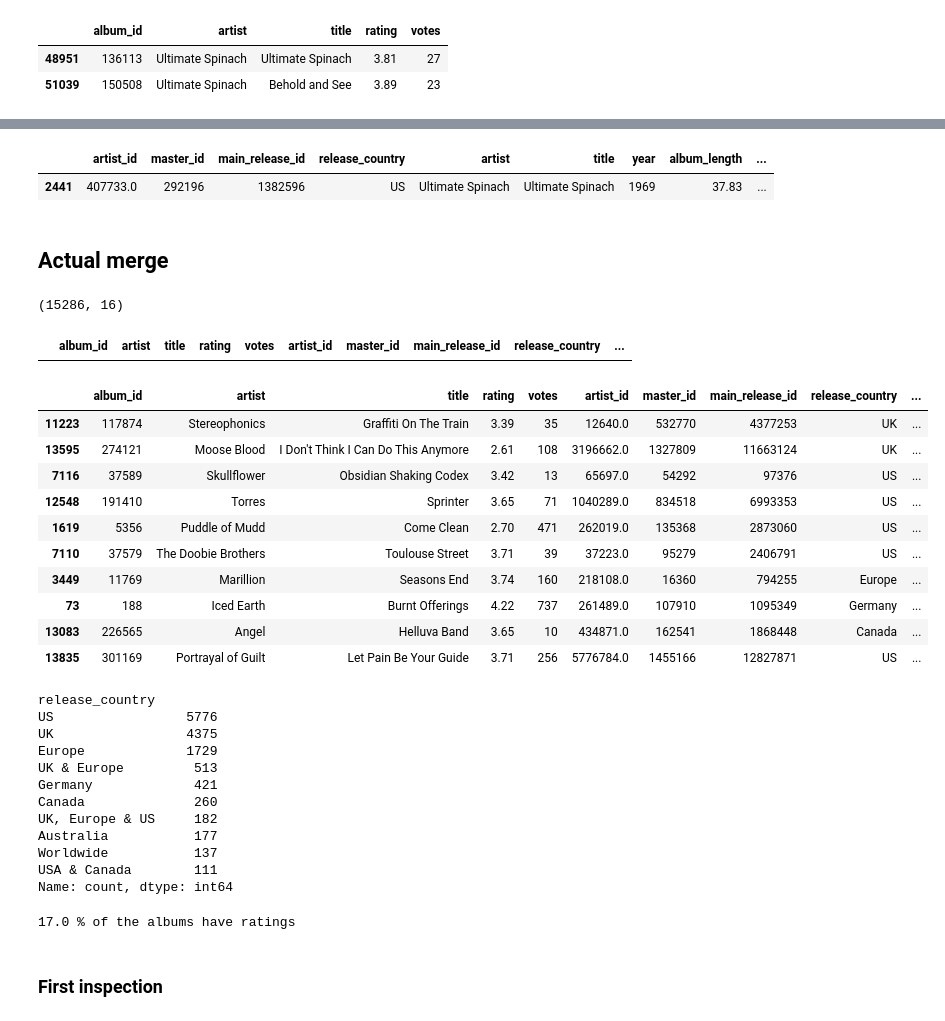
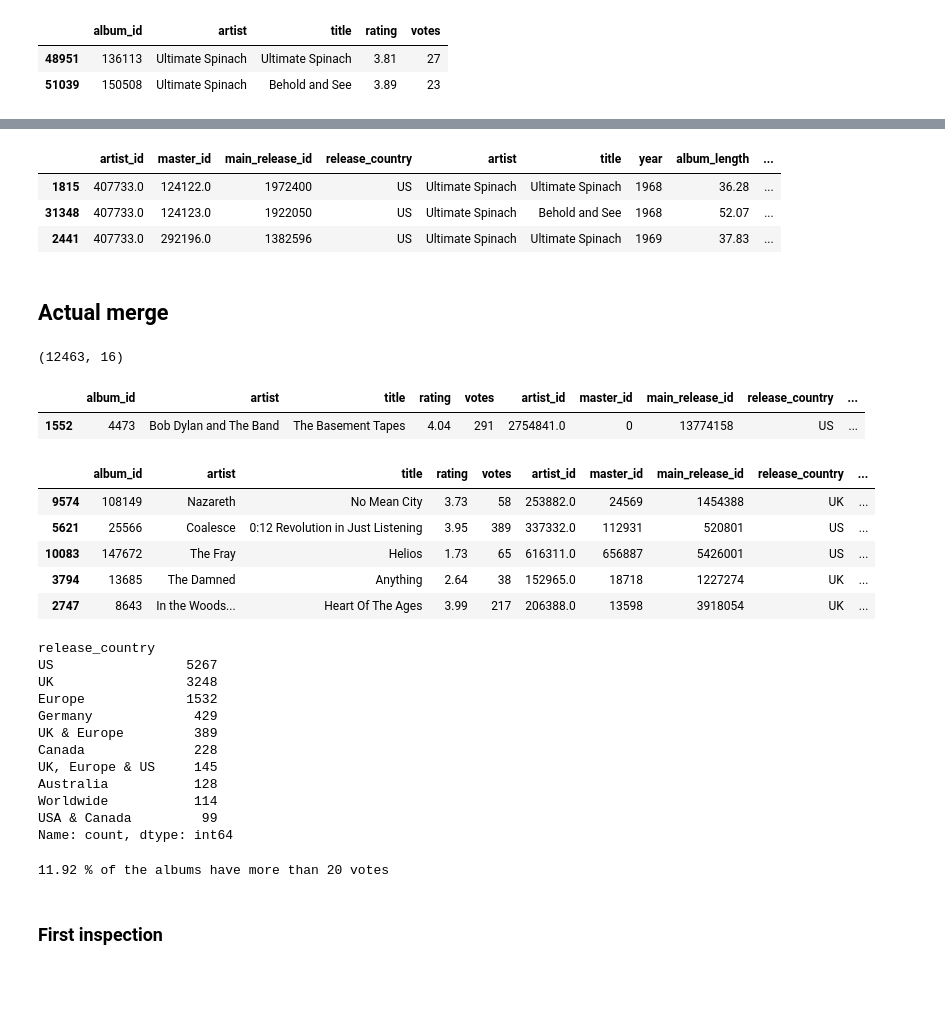
Before and after one commit to arnauog/what_the_rock, a Jupyter notebook: merges.ipynb, the cells around one changed output, grey strips where cells are left out. Drawn from its saved outputs; the diff is of its cells as text; code cells hidden in the pictures; blank space fills up the shorter version.

```diff
--- a/merges.ipynb
+++ b/merges.ipynb
@@ -26,22 +26,16 @@ from my_functions import *
 # **1. Merge ``df_masters`` & ``df_ratings``**
 # %%
 # import the dataframes
-df_masters = pd.read_csv('Datasets/df_masters.csv')                               # df with all the albums
-df_uk_masters = pd.read_csv('Datasets/df_uk_masters.csv')                         # df with all the albums from the UK
-df_us_masters = pd.read_csv('Datasets/df_us_masters.csv')                         # df with all the albums from the US
-df_blend_ratings = pd.read_csv('Datasets/df_blend_ratings.csv')
-df_uk_rock = pd.read_csv('Datasets/df_uk_rock.csv')                               # df with the UK albums (and others) without ratings
-df_uk_rock_ratings = pd.read_csv('Datasets/df_uk_rock_ratings.csv')               # df with the UK albums (and others) with ratings
-df_ratings_10 = pd.read_csv('Datasets/df_ratings_10.csv', keep_default_na=False)  # albums with >= 10 votes, mostly from rock, worldwide
+df_uk_masters = pd.read_csv('Datasets/df_uk_masters.csv')                         # all the albums from the UK
+df_us_masters = pd.read_csv('Datasets/df_us_masters.csv')                         # albums from the US until 1996, 1998 and 2000
+df_us_new_masters = pd.read_csv('Datasets/df_us_new_masters.csv')                         # albums from the US from 1997, 1999 and 2001
 df_ratings_20 = pd.read_csv('Datasets/df_ratings_20.csv', keep_default_na=False)  # albums with >= 20 votes, mostly from rock, worldwide
+df_masters_blended = pd.read_csv('Datasets/df_masters_blended.csv')               # albums from the UK and US (and others) with >= 10 votes
 
 # print information
-print(f'{df_masters.shape}: df_masters')
 print(f'{df_uk_masters.shape}: df_uk_masters')
 print(f'{df_us_masters.shape}: df_us_masters')
-print(f'{df_blend_ratings.shape}: df_blend_ratings')
-print(f'{df_uk_rock.shape}: df_uk_rock')
-print(f'{df_uk_rock_ratings.shape}: df_uk_rock_ratings')
-print(f'{df_ratings_10.shape}: df_ratings_10')
+print(f'{df_us_new_masters.shape}: df_us_new_masters')
 print(f'{df_ratings_20.shape}: df_ratings_20')
+print(f'{df_masters_blended.shape}: df_masters_blended')
 # %% [output]
@@ -170,0 +58,3 @@ df_us_masters.shape
+# %%
+df_us_2001 = pd.read_csv('Datasets/df_us_2001.csv')
+df_us_2001.shape
@@ -171,4 +78,4 @@ df_us_masters.shape
 # %%
-df_concat = pd.concat([df_uk_masters, df_us_masters])
+df_concat = pd.concat([df_us_new_masters, df_us_2001])
 df_concat.shape
 # %% [output]
@@ -334,13 +258,15 @@ df_ratings_10[['artist', 'title']] = df_ratings_10[['artist', 'title']].apply(la
 df_masters[df_masters['artist']=="Ultimate Spinach"]
 # %% [output]
 |  | artist_id | master_id | main_release_id | release_country | artist | title | year | album_length | ... |
-| 2441 | 407733.0 | 292196 | 1382596 | US | Ultimate Spinach | Ultimate Spinach | 1969 | 37.83 | ... |
+| 1815 | 407733.0 | 124122.0 | 1972400 | US | Ultimate Spinach | Ultimate Spinach | 1968 | 36.28 | ... |
+| 31348 | 407733.0 | 124123.0 | 1922050 | US | Ultimate Spinach | Behold and See | 1968 | 52.07 | ... |
+| 2441 | 407733.0 | 292196.0 | 1382596 | US | Ultimate Spinach | Ultimate Spinach | 1969 | 37.83 | ... |
 # %% [markdown]
 ## Actual merge
 # %%
 df = pd.merge(
-    df_ratings_10.assign(artist_lower=df_ratings_10['artist'].str.lower().str.strip(),
-                      title_lower=df_ratings_10['title'].str.lower().str.strip()),
+    df_ratings_20.assign(artist_lower=df_ratings_20['artist'].str.lower().str.strip(),
+                      title_lower=df_ratings_20['title'].str.lower().str.strip()),
     df_masters.assign(artist_lower=df_masters['artist'].str.lower().str.strip(),
                       title_lower=df_masters['title'].str.lower().str.strip()),
     on=['artist_lower', 'title_lower']
@@ -355,44 +281,40 @@ df['master_id'] = df['master_id'].astype(int)
 # print the shape
 df.shape
 # %% [output]
-(15286, 16)
+(12463, 16)
 # %%
 df[df['artist']=='Bob Dylan and The Band']
 # %% [output]
 |  | album_id | artist | title | rating | votes | artist_id | master_id | main_release_id | release_country | ... |
+| 1552 | 4473 | Bob Dylan and The Band | The Basement Tapes | 4.04 | 291 | 2754841.0 | 0 | 13774158 | US | ... |
 # %%
-df.sample(10)
+df.sample(5)
 # %% [output]
 |  | album_id | artist | title | rating | votes | artist_id | master_id | main_release_id | release_country | ... |
-| 11223 | 117874 | Stereophonics | Graffiti On The Train | 3.39 | 35 | 12640.0 | 532770 | 4377253 | UK | ... |
-| 13595 | 274121 | Moose Blood | I Don't Think I Can Do This Anymore | 2.61 | 108 | 3196662.0 | 1327809 | 11663124 | UK | ... |
-| 7116 | 37589 | Skullflower | Obsidian Shaking Codex | 3.42 | 13 | 65697.0 | 54292 | 97376 | US | ... |
-| 12548 | 191410 | Torres | Sprinter | 3.65 | 71 | 1040289.0 | 834518 | 6993353 | US | ... |
-| 1619 | 5356 | Puddle of Mudd | Come Clean | 2.70 | 471 | 262019.0 | 135368 | 2873060 | US | ... |
-| 7110 | 37579 | The Doobie Brothers | Toulouse Street | 3.71 | 39 | 37223.0 | 95279 | 2406791 | US | ... |
-| 3449 | 11769 | Marillion | Seasons End | 3.74 | 160 | 218108.0 | 16360 | 794255 | Europe | ... |
-| 73 | 188 | Iced Earth | Burnt Offerings | 4.22 | 737 | 261489.0 | 107910 | 1095349 | Germany | ... |
-| 13083 | 226565 | Angel | Helluva Band | 3.65 | 10 | 434871.0 | 162541 | 1868448 | Canada | ... |
-| 13835 | 301169 | Portrayal of Guilt | Let Pain Be Your Guide | 3.71 | 256 | 5776784.0 | 1455166 | 12827871 | US | ... |
+| 9574 | 108149 | Nazareth | No Mean City | 3.73 | 58 | 253882.0 | 24569 | 1454388 | UK | ... |
+| 5621 | 25566 | Coalesce | 0:12 Revolution in Just Listening | 3.95 | 389 | 337332.0 | 112931 | 520801 | US | ... |
+| 10083 | 147672 | The Fray | Helios | 1.73 | 65 | 616311.0 | 656887 | 5426001 | US | ... |
+| 3794 | 13685 | The Damned | Anything | 2.64 | 38 | 152965.0 | 18718 | 1227274 | UK | ... |
+| 2747 | 8643 | In the Woods... | Heart Of The Ages | 3.99 | 217 | 206388.0 | 13598 | 3918054 | UK | ... |
 # %%
 df['release_country'].value_counts().head(10)
 # %% [output]
 release_country
-US                 5776
-UK                 4375
-Europe             1729
-UK & Europe         513
-Germany             421
-Canada              260
-UK, Europe & US     182
-Australia           177
-Worldwide           137
-USA & Canada        111
+US                 5267
+UK                 3248
+Europe             1532
+Germany             429
+UK & Europe         389
+Canada              228
+UK, Europe & US     145
+Australia           128
+Worldwide           114
+USA & Canada         99
 Name: count, dtype: int64
 # %%
-print(f"{round(df.shape[0] / df_masters.shape[0]*100, 2)} % of the albums have ratings")
+print(f"{round(df.shape[0] / df_masters.shape[0]*100, 2)} % of the albums have more than 20 votes")
 # %% [output]
-17.0 % of the albums have ratings
+11.92 % of the albums have more than 20 votes
 # %% [markdown]
 ### First inspection
 # %% [markdown]
```
Also changed, not shown: parts of 118 cells of this notebook, 20 other files.
